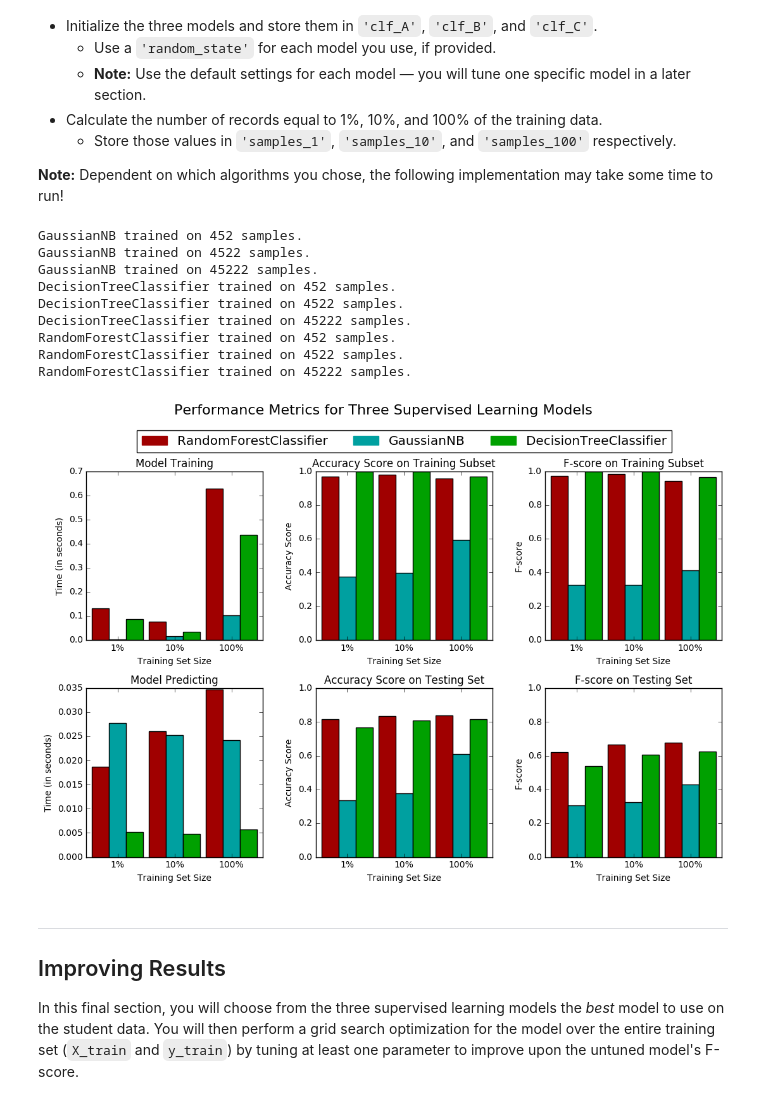
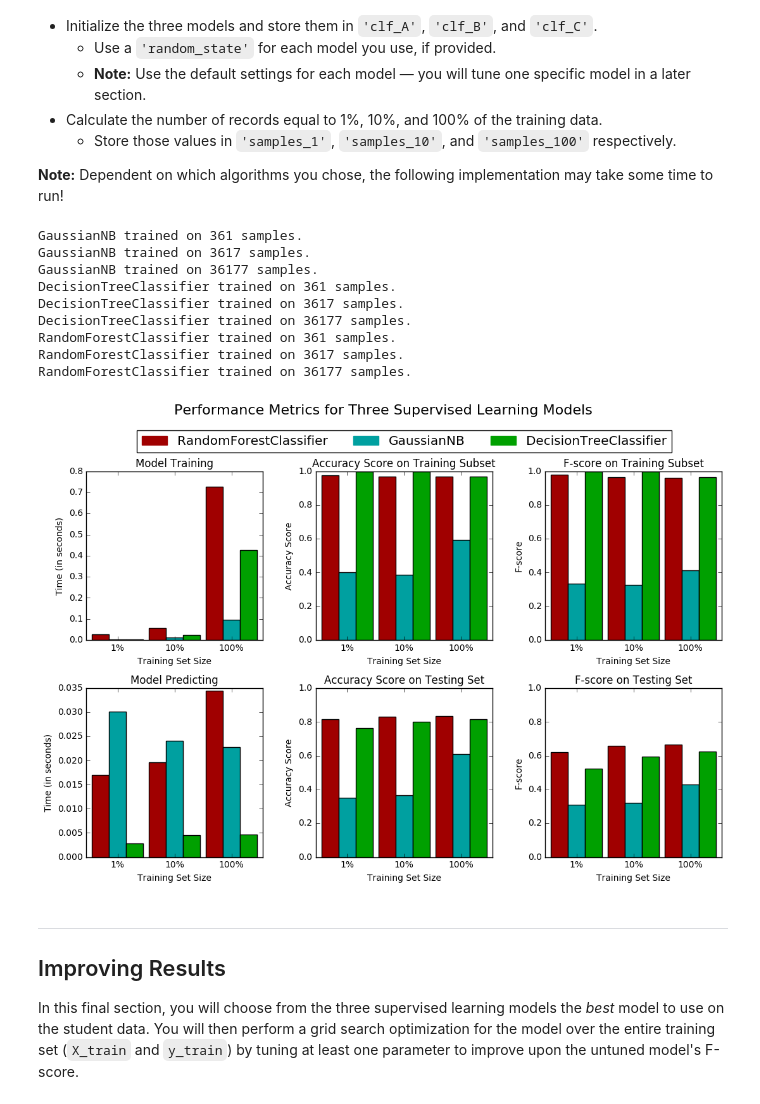
Before and after one commit to kscasado/Udacity_Machine_Learning, a Jupyter notebook: finding_donors/finding_donors.ipynb, the cells around one changed output. Saved outputs shown, nothing was run; the diff lists cells and outputs as text; code cells hidden in the pictures.

```diff
--- a/finding_donors/finding_donors.ipynb
+++ b/finding_donors/finding_donors.ipynb
@@ -201,7 +201,9 @@ Looking at the distribution of classes (those who make at most \$50,000, and tho
 accuracy = (len(filter(lambda x: x==1, income))*100.00)/n_records
 
 # TODO: Calculate F-score using the formula above for beta = 0.5
-fscore = (1+.5**2)*((accuracy**2.0)/((accuracy*(.5**2))+accuracy))
+recall = n_greater_50k/(n_greater_50k+0.0)
+precision=n_greater_50k/(n_greater_50k+n_at_most_50k*1.0)
+fscore =100.0* (1+.5**2)*((precision*recall)/((precision*(.5**2))+recall))
 
 # Print the results
 print "Naive Predictor: [Accuracy score: {:.4f}, F-score: {:.4f}]".format(accuracy, fscore)
@@ -315,40 +320,40 @@ In the code cell, you will need to implement the following:
 # %%
 # TODO: Import the three supervised learning models from sklearn
 from sklearn.naive_bayes import GaussianNB
 from sklearn import tree
 from sklearn.ensemble import RandomForestClassifier
 # TODO: Initialize the three models
 clf_A = GaussianNB()
-clf_B = tree.DecisionTreeClassifier()
-clf_C = RandomForestClassifier()
+clf_B = tree.DecisionTreeClassifier(random_state=4)
+clf_C = RandomForestClassifier(random_state=4)
 
 # TODO: Calculate the number of samples for 1%, 10%, and 100% of the training data
-samples_1 = n_records/100
-samples_10 = n_records/10
-samples_100 = n_records
+samples_1 = int(n_records*.8)/100
+samples_10 = int(n_records*.8)/10
+samples_100 = int(n_records*.8)
 
 # Collect results on the learners
 results = {}
 for clf in [clf_A, clf_B, clf_C]:
     clf_name = clf.__class__.__name__
     results[clf_name] = {}
     for i, samples in enumerate([samples_1, samples_10, samples_100]):
         results[clf_name][i] = \
         train_predict(clf, samples, X_train, y_train, X_test, y_test)
 
 # Run metrics visualization for the three supervised learning models chosen
 vs.evaluate(results, accuracy, fscore)
 # %% [output]
-GaussianNB trained on 452 samples.
-GaussianNB trained on 4522 samples.
-GaussianNB trained on 45222 samples.
-DecisionTreeClassifier trained on 452 samples.
-DecisionTreeClassifier trained on 4522 samples.
-DecisionTreeClassifier trained on 45222 samples.
-RandomForestClassifier trained on 452 samples.
-RandomForestClassifier trained on 4522 samples.
-RandomForestClassifier trained on 45222 samples.
+GaussianNB trained on 361 samples.
+GaussianNB trained on 3617 samples.
+GaussianNB trained on 36177 samples.
+DecisionTreeClassifier trained on 361 samples.
+DecisionTreeClassifier trained on 3617 samples.
+DecisionTreeClassifier trained on 36177 samples.
+RandomForestClassifier trained on 361 samples.
+RandomForestClassifier trained on 3617 samples.
+RandomForestClassifier trained on 36177 samples.
-[figure, old version]
+[figure, new version]
 # %% [markdown]
 ----
 ## Improving Results
```
Also changed, not shown: parts of 8 cells of this notebook, 2 other files.
